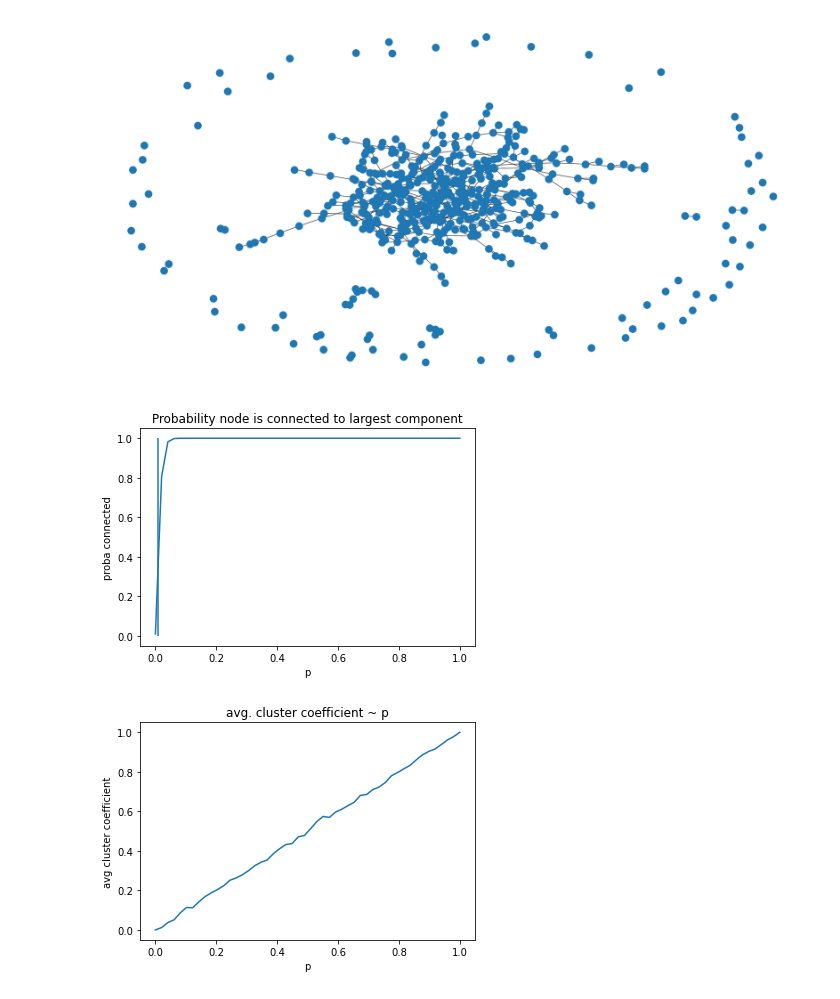
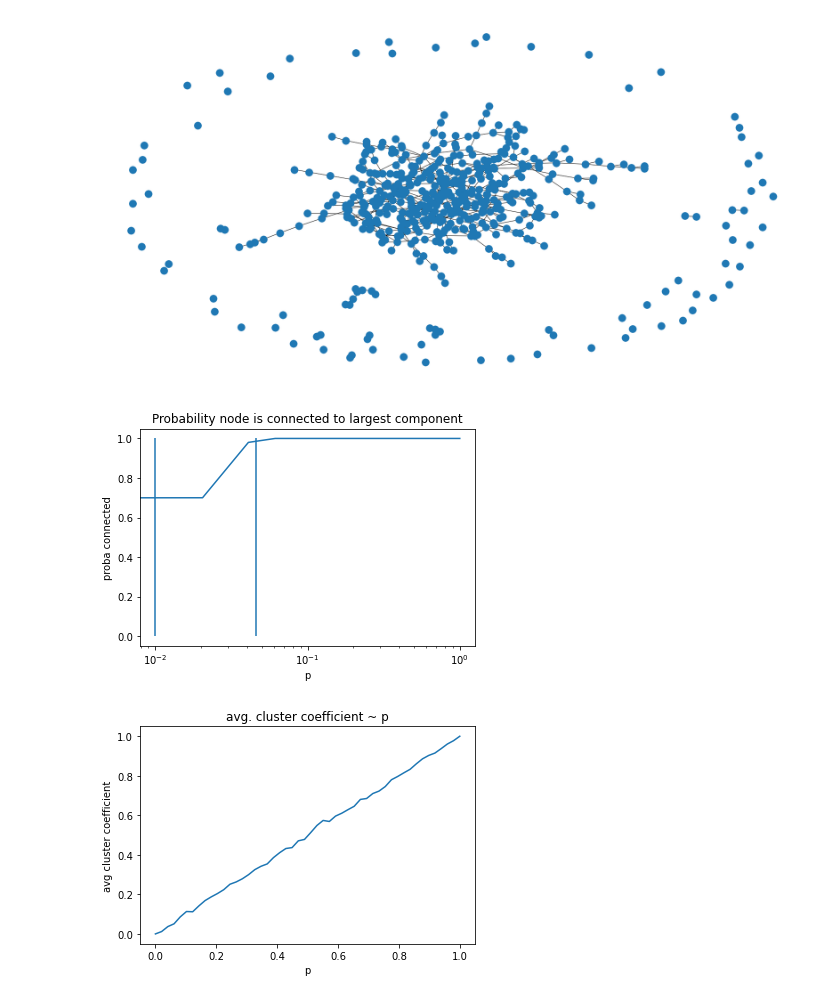
Before and after one commit to moerfii/network_science_uzh, a Jupyter notebook: assignment_4/excercise04.ipynb, the cells around one changed output. Saved outputs shown, nothing was run; the diff lists cells and outputs as text; code cells hidden in the pictures.

Commit message:
added logscale and second vline

```diff
--- a/assignment_4/excercise04.ipynb
+++ b/assignment_4/excercise04.ipynb
@@ -141,12 +141,14 @@ for p in ps:
 # %%
 plt.plot(ps, probabilities)
 plt.xlabel("p")
 plt.ylabel("proba connected")
 plt.title("Probability node is connected to largest component")
+plt.xscale("log")
 plt.vlines(1/n,ymin=0,ymax=1)
+plt.vlines(np.log(n)/n,ymin=0, ymax=1)
 plt.show()
 # %% [output]
-[figure, old version]
+[figure, new version]
 # %%
 plt.plot(ps, clusters)
 plt.xlabel("p")
```
Also changed, not shown: parts of 3 cells of this notebook.
